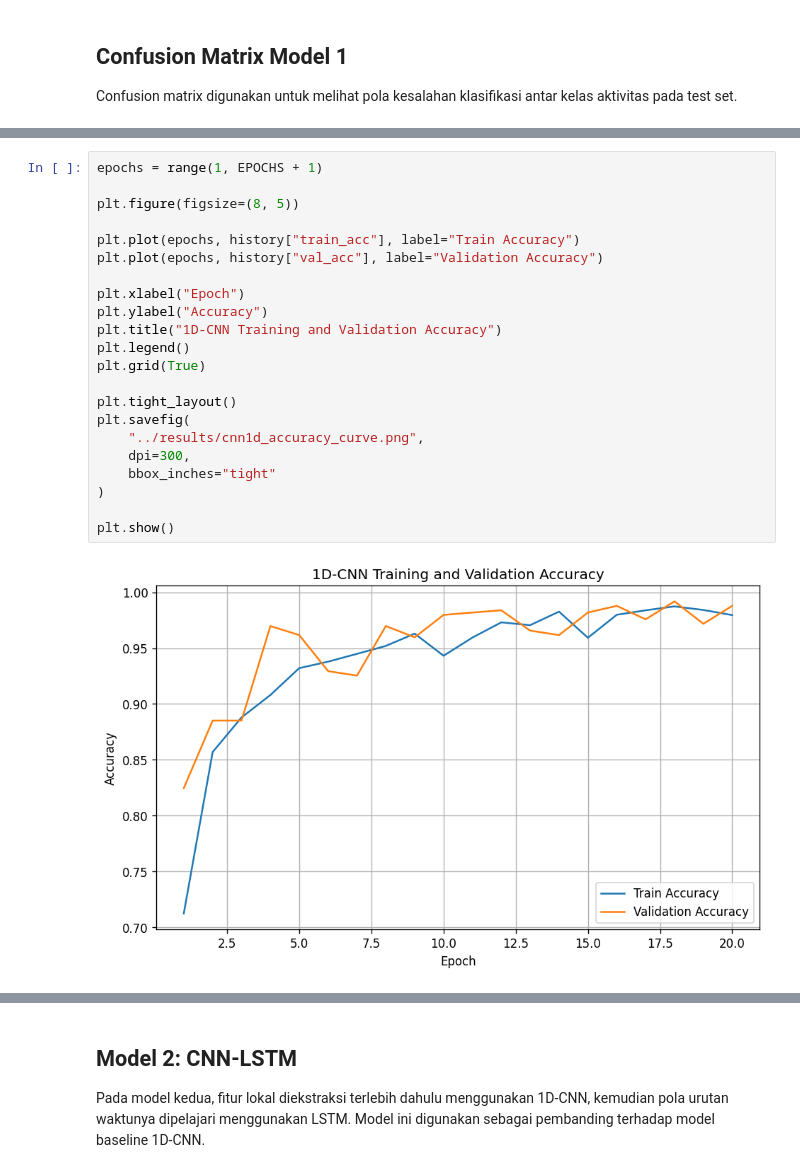
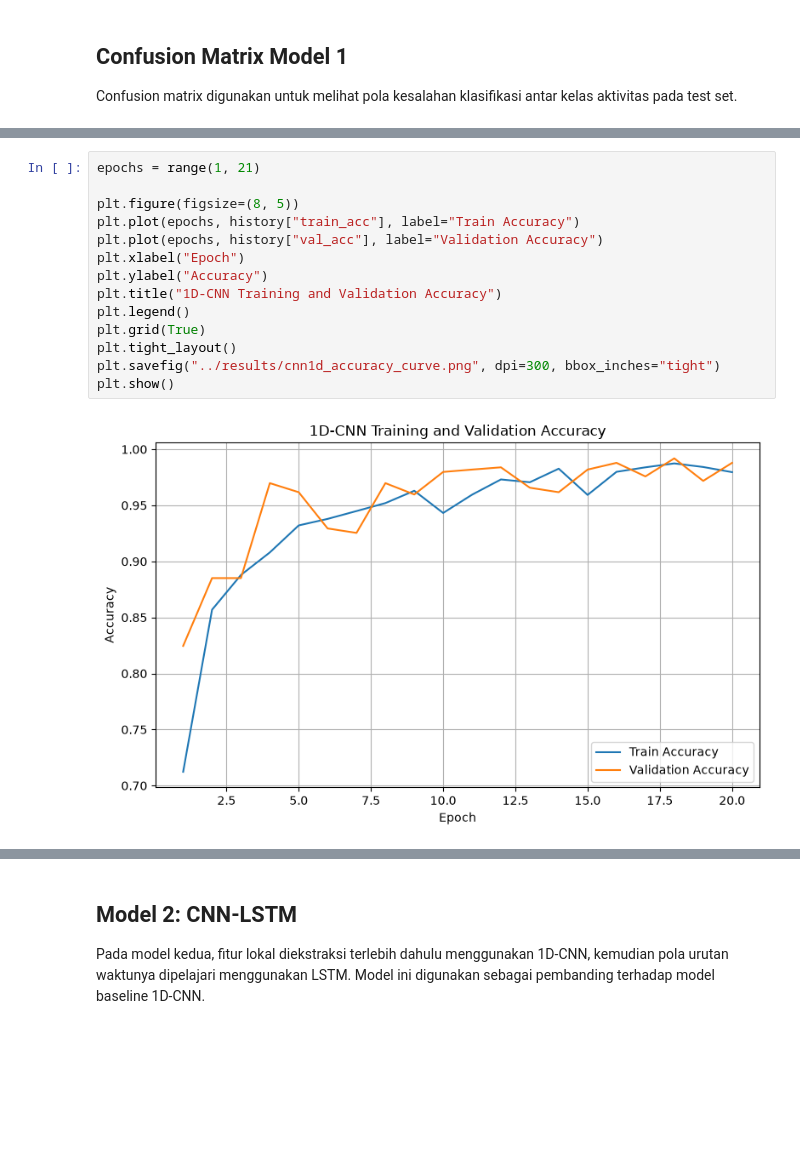
Before and after one commit to Digyana/UTS-PML, a Jupyter notebook: notebooks/UTS_UT_HAR.ipynb, the cells around one changed output, grey strips where cells are left out. Cells and saved outputs as stored; diff of their text form; blank space fills up the shorter version.

```diff
--- a/notebooks/UT_HAR.ipynb
+++ b/notebooks/UTS_UT_HAR.ipynb
@@ -603,26 +597,18 @@ plt.show()
 # %%
-epochs = range(1, EPOCHS + 1)
+epochs = range(1, 21)
 
 plt.figure(figsize=(8, 5))
-
 plt.plot(epochs, history["train_acc"], label="Train Accuracy")
 plt.plot(epochs, history["val_acc"], label="Validation Accuracy")
-
 plt.xlabel("Epoch")
 plt.ylabel("Accuracy")
 plt.title("1D-CNN Training and Validation Accuracy")
 plt.legend()
 plt.grid(True)
-
 plt.tight_layout()
-plt.savefig(
-    "../results/cnn1d_accuracy_curve.png",
-    dpi=300,
-    bbox_inches="tight"
-)
-
+plt.savefig("../results/cnn1d_accuracy_curve.png", dpi=300, bbox_inches="tight")
 plt.show()
 # %% [output]
-[figure, old version]
+[figure, new version]
 # %%
 plt.figure(figsize=(8, 5))
```
Also changed, not shown: parts of 23 cells of this notebook, 6 other files.
